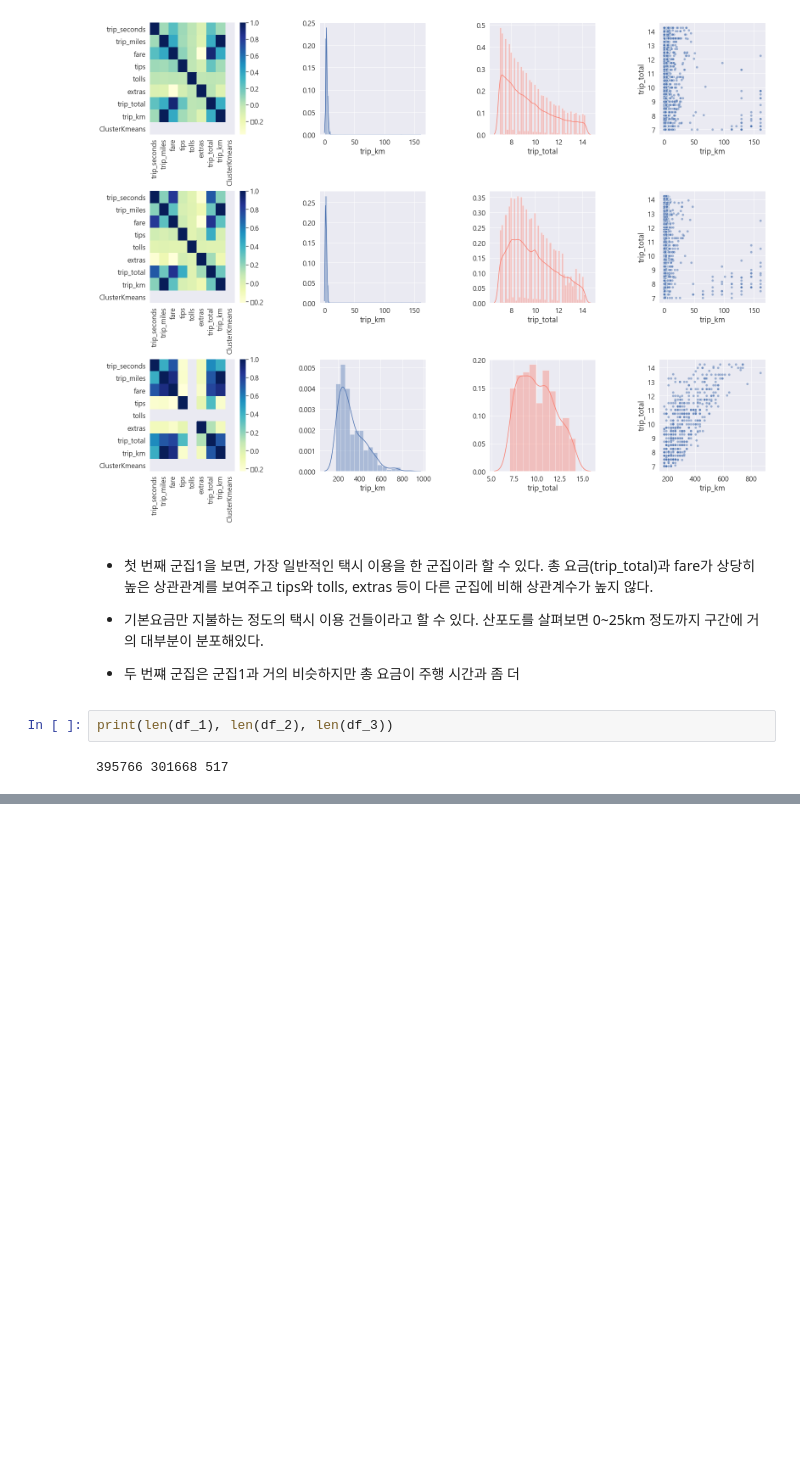
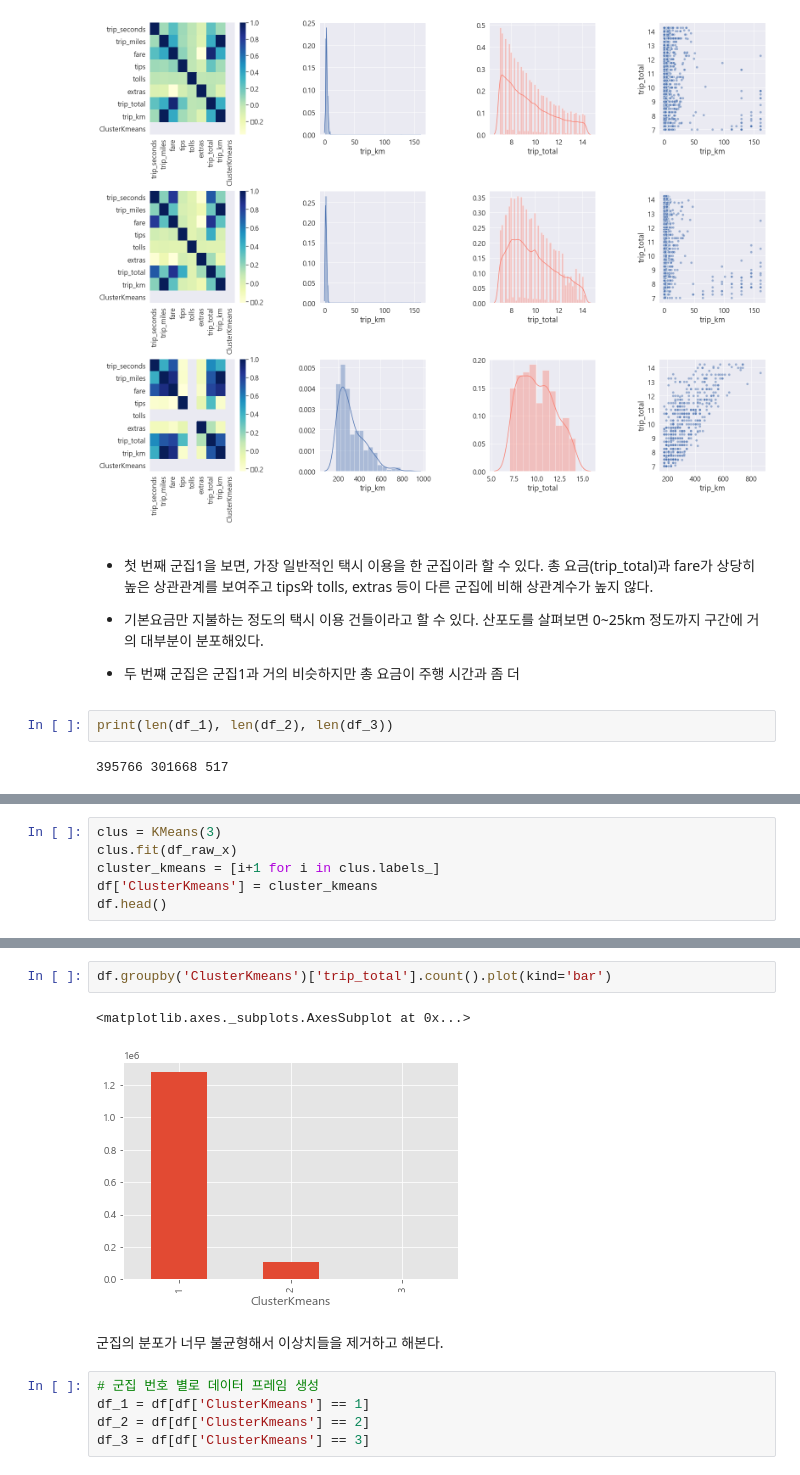
Before and after one commit to Hinterhalter/Kaggle, a Jupyter notebook: Cluster_Analysis.ipynb, the cells around one changed output, grey strips where cells are left out. Drawn from its saved outputs; the diff is of its cells as text; blank space fills up the shorter version.

```diff
--- a/Cluster_Analysis.ipynb
+++ b/Cluster_Analysis.ipynb
@@ -285,0 +356,6 @@ print(len(df_1), len(df_2), len(df_3))
+# %%
+clus = KMeans(3)
+clus.fit(df_raw_x)
+cluster_kmeans = [i+1 for i in clus.labels_]
+df['ClusterKmeans'] = cluster_kmeans
+df.head()
@@ -285,0 +384,12 @@ print(len(df_1), len(df_2), len(df_3))
+# %%
+df.groupby('ClusterKmeans')['trip_total'].count().plot(kind='bar')
+# %% [output]
+<matplotlib.axes._subplots.AxesSubplot at 0x...>
+[figure, added]
+# %% [markdown]
+군집의 분포가 너무 불균형해서 이상치들을 제거하고 해본다.
+# %%
+# 군집 번호 별로 데이터 프레임 생성
+df_1 = df[df['ClusterKmeans'] == 1]
+df_2 = df[df['ClusterKmeans'] == 2]
+df_3 = df[df['ClusterKmeans'] == 3]
```
Also changed, not shown: parts of 16 cells of this notebook, 1 other file.
